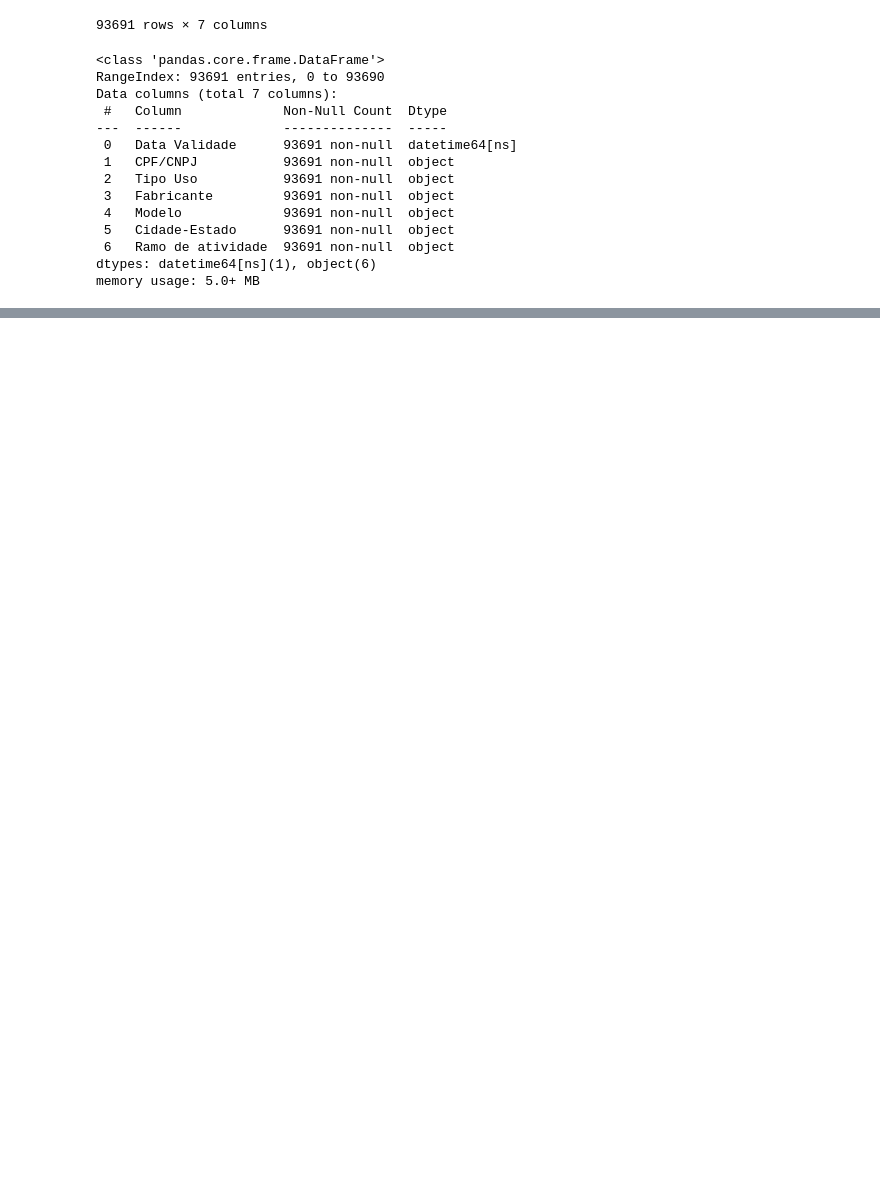
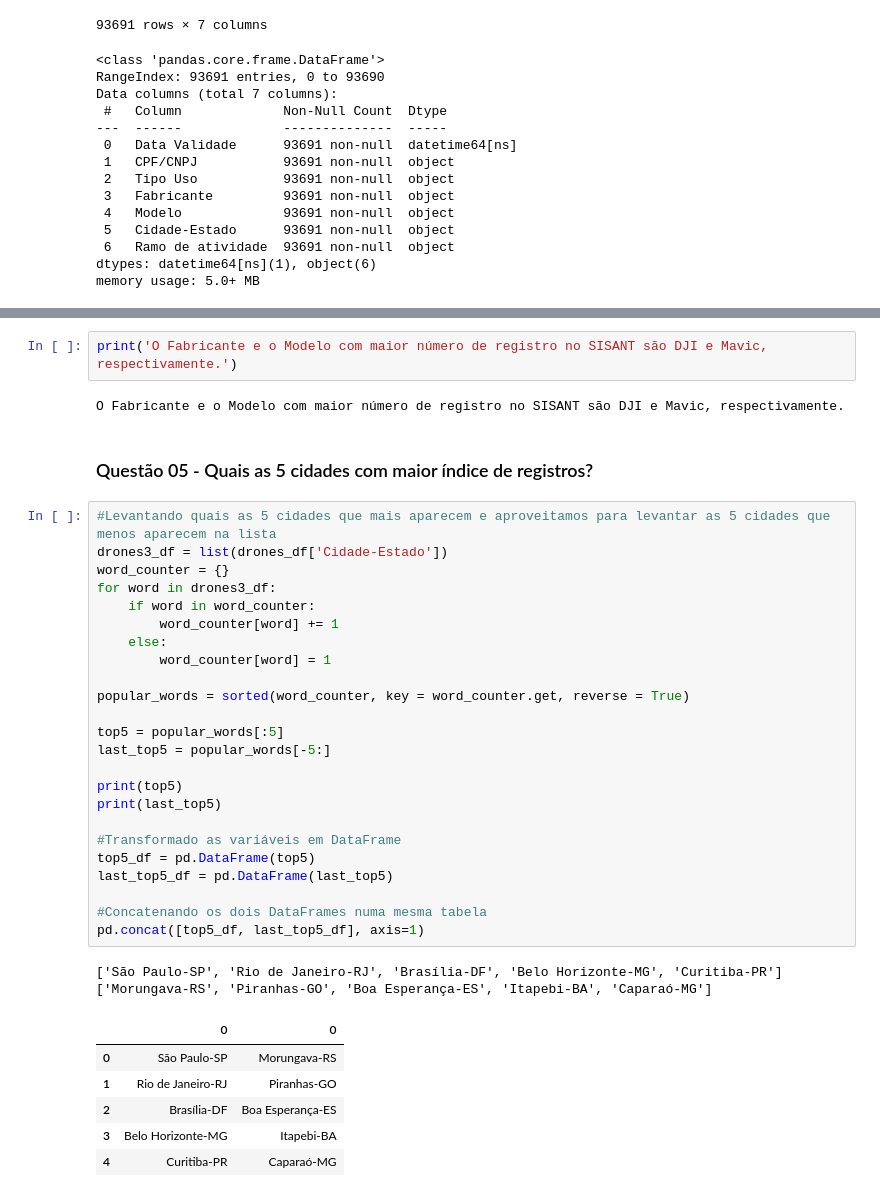
Before and after one commit to FabianoBellam/RPAs_Registration_in_Brazil, a Jupyter notebook: Projeto_01_Drones_Brasil.ipynb, the cells around one changed output, grey strips where cells are left out. Cells and saved outputs as stored; diff of their text form; blank space fills up the shorter version.

```diff
--- a/Projeto_01_Drones_Brasil.ipynb
+++ b/Projeto_01_Drones_Brasil.ipynb
@@ -213,0 +304,39 @@ memory usage: 5.0+ MB
+# %%
+print('O Fabricante e o Modelo com maior número de registro no SISANT são DJI e Mavic, respectivamente.')
+# %% [output]
+O Fabricante e o Modelo com maior número de registro no SISANT são DJI e Mavic, respectivamente.
+# %% [markdown]
+### Questão 05 - Quais as 5 cidades com maior índice de registros?
+# %%
+#Levantando quais as 5 cidades que mais aparecem e aproveitamos para levantar as 5 cidades que menos aparecem na lista
+drones3_df = list(drones_df['Cidade-Estado'])
+word_counter = {}
+for word in drones3_df:
+    if word in word_counter:
+        word_counter[word] += 1
+    else:
+        word_counter[word] = 1
+
+popular_words = sorted(word_counter, key = word_counter.get, reverse = True)
+
+top5 = popular_words[:5]
+last_top5 = popular_words[-5:]
+
+print(top5)
+print(last_top5)
+
+#Transformado as variáveis em DataFrame
+top5_df = pd.DataFrame(top5)
+last_top5_df = pd.DataFrame(last_top5)
+
+#Concatenando os dois DataFrames numa mesma tabela
+pd.concat([top5_df, last_top5_df], axis=1)
+# %% [output]
+['São Paulo-SP', 'Rio de Janeiro-RJ', 'Brasília-DF', 'Belo Horizonte-MG', 'Curitiba-PR']
+['Morungava-RS', 'Piranhas-GO', 'Boa Esperança-ES', 'Itapebi-BA', 'Caparaó-MG']
+|  | 0 | 0 |
+| 0 | São Paulo-SP | Morungava-RS |
+| 1 | Rio de Janeiro-RJ | Piranhas-GO |
+| 2 | Brasília-DF | Boa Esperança-ES |
+| 3 | Belo Horizonte-MG | Itapebi-BA |
+| 4 | Curitiba-PR | Caparaó-MG |
```
Also changed, not shown: parts of 25 cells of this notebook.
